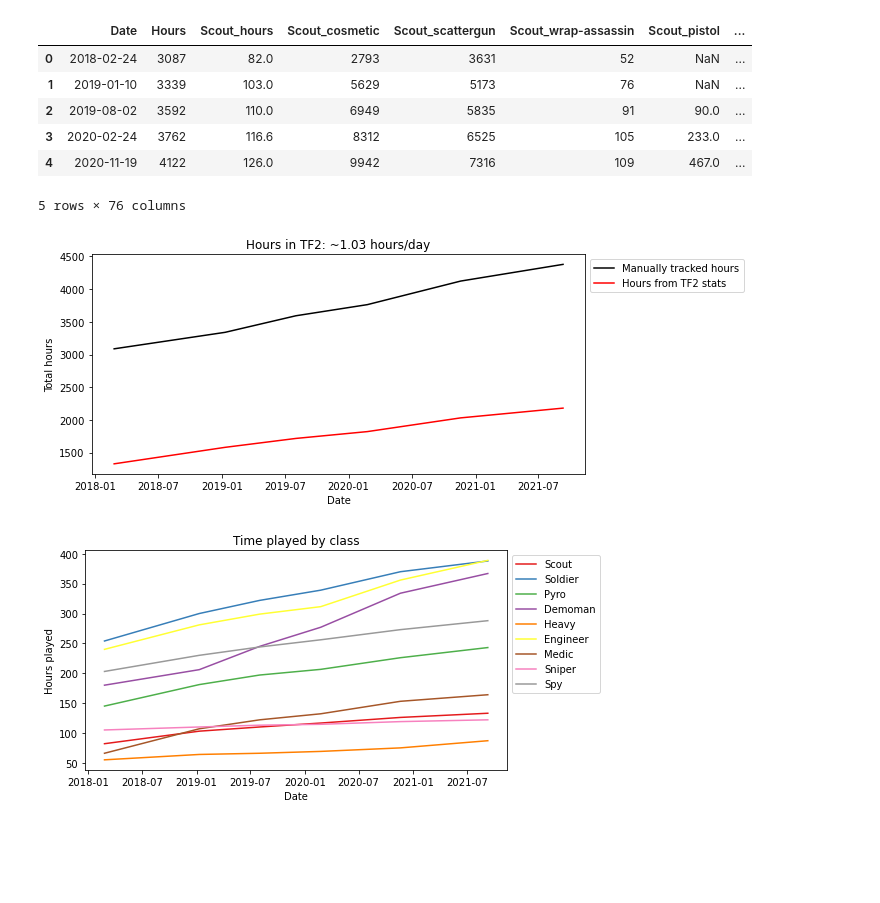
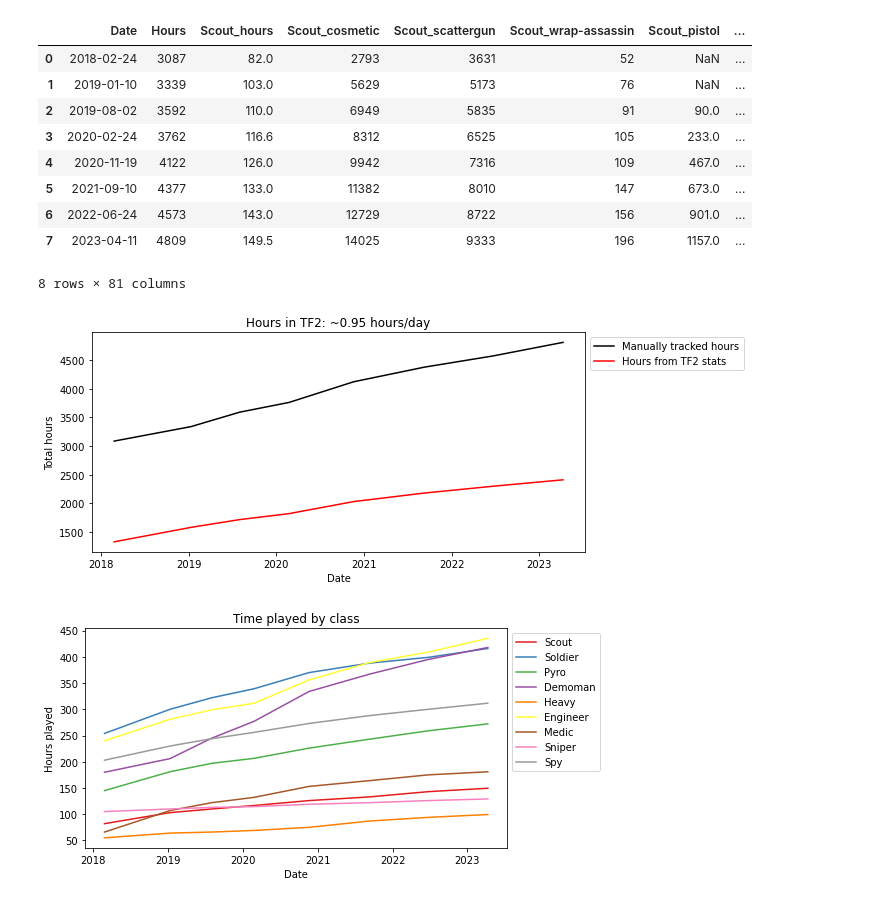
Before and after one commit to TimNagle-McNaughton/TF2_stats, a Jupyter notebook: Plot_generation.ipynb, the cells around one changed output. Saved outputs shown, nothing was run; the diff lists cells and outputs as text; code cells hidden in the pictures; blank space fills up the shorter version.

```diff
--- a/Plot_generation.ipynb
+++ b/Plot_generation.ipynb
@@ -7,7 +7,7 @@ from scipy.stats import linregress
 import matplotlib.pyplot as plt
 # %%
 # open as pandas dataframes
-tf_df = pd.read_csv(r'E:/Git_repos/TF2_stats/TF2_stats.csv', na_values='NaN')
+tf_df = pd.read_csv(r'./TF2_stats.csv', na_values='NaN')
 
 # change date column
 tf_df['Date'] = pd.to_datetime(tf_df['Date'])
@@ -17,17 +17,20 @@ tf_df['Julian'] = pd.DatetimeIndex(tf_df['Date']).to_julian_date()
 # %%
 stat_hour_list = ['Scout_hours', 'Soldier_hours', 'Pyro_hours',
                   'Demoman_hours', 'Heavy_hours', 'Engineer_hours',
                   'Medic_hours', 'Sniper_hours', 'Spy_hours']
 tf_df['TF2_stat_hours'] = tf_df[stat_hour_list].sum(axis=1)
-tf_df.head()
+tf_df
 # %% [output]
 |  | Date | Hours | Scout_hours | Scout_cosmetic | Scout_scattergun | Scout_wrap-assassin | Scout_pistol | ... |
 | 0 | 2018-02-24 | 3087 | 82.0 | 2793 | 3631 | 52 | NaN | ... |
 | 1 | 2019-01-10 | 3339 | 103.0 | 5629 | 5173 | 76 | NaN | ... |
 | 2 | 2019-08-02 | 3592 | 110.0 | 6949 | 5835 | 91 | 90.0 | ... |
 | 3 | 2020-02-24 | 3762 | 116.6 | 8312 | 6525 | 105 | 233.0 | ... |
 | 4 | 2020-11-19 | 4122 | 126.0 | 9942 | 7316 | 109 | 467.0 | ... |
+| 5 | 2021-09-10 | 4377 | 133.0 | 11382 | 8010 | 147 | 673.0 | ... |
+| 6 | 2022-06-24 | 4573 | 143.0 | 12729 | 8722 | 156 | 901.0 | ... |
+| 7 | 2023-04-11 | 4809 | 149.5 | 14025 | 9333 | 196 | 1157.0 | ... |
-5 rows × 76 columns
+8 rows × 81 columns
 # %%
 # figure setup
 fig = plt.figure(figsize=(10, 4), tight_layout=True)
@@ -51,7 +54,7 @@ ax.legend(bbox_to_anchor = (1, 1))
 plt.savefig(r'E:/Git_repos/TF2_stats/Figures/Total_hours.png', dpi=300, facecolor='white', transparent=False)
 plt.show()
 # %% [output]
-[figure, old version]
+[figure, new version]
 # %%
 # figure setup
 plt.rcParams['axes.prop_cycle'] = plt.cycler('color', plt.cm.Set1.colors)
@@ -79,7 +82,7 @@ ax.legend(bbox_to_anchor = (1, 1))
 plt.savefig(r'E:/Git_repos/TF2_stats/Figures/Class_hours.png', dpi=300, facecolor='white', transparent=False)
 plt.show()
 # %% [output]
-[figure, old version]
+[figure, new version]
 # %%
 # figure setup
 plt.rcParams['axes.prop_cycle'] = plt.cycler('color', plt.cm.Set1.colors)
```
Also changed, not shown: parts of 6 cells of this notebook, 23 other files.
